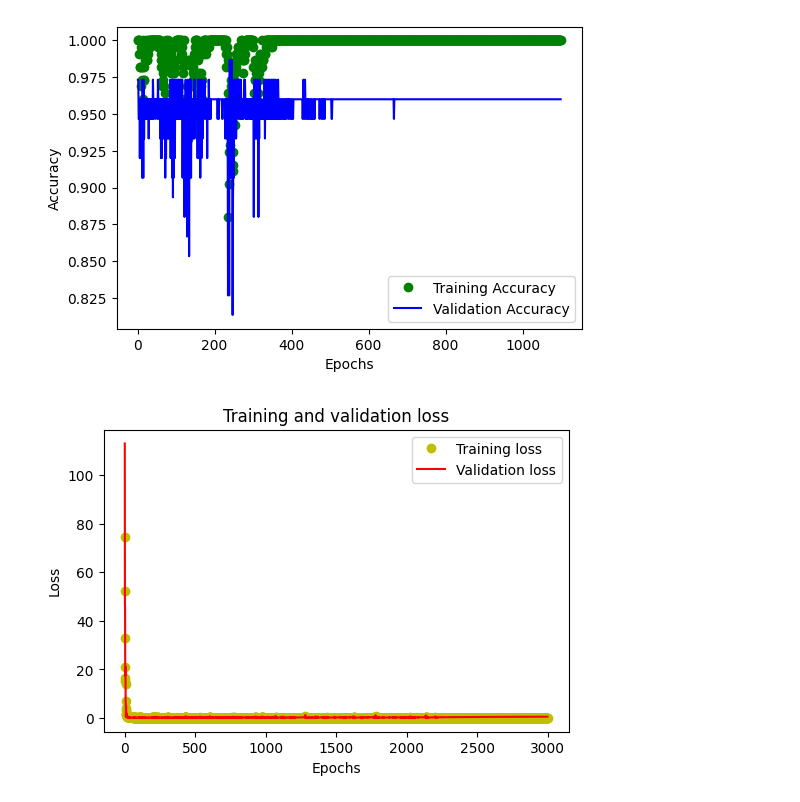
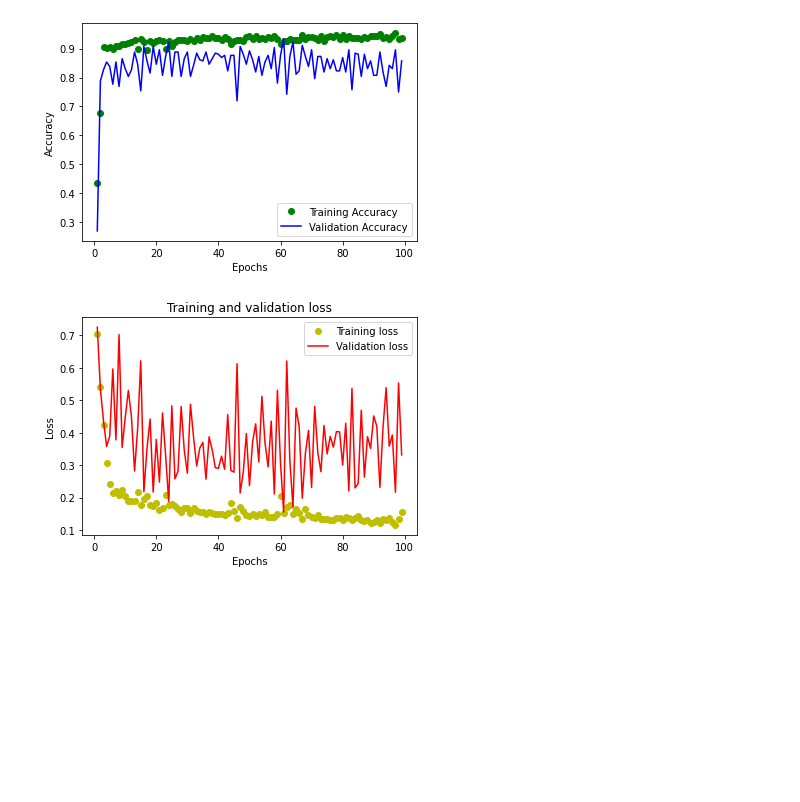
Before and after one commit to qherm/math425-final-project, a Jupyter notebook: nn.ipynb, the cells around one changed output. Cells and saved outputs as stored; diff of their text form; code cells hidden in the pictures; blank space fills up the shorter version.

```diff
--- a/nn.ipynb
+++ b/nn.ipynb
@@ -6,13 +6,10 @@ import numpy.linalg as la
 
 import matplotlib.pyplot as plt
 import matplotlib as mpl
-mpl.rcParams['figure.dpi'] = 100
 import vec
 from vec import Vec
 from vecutil import vec2list
 from sympy import Matrix
-# print(tf.test.gpu_device_name())
-# print(tf.config.list_physical_devices('GPU'))
 # %%
 def build_model():
     model = keras.Sequential([
@@ -87,21 +84,19 @@ def read_training_data(fname, D=None):
         A.append(vec2list(feature_vectors[patient_ID]))
     return Matrix(A), Matrix(b)
 # %%
-data, labels=read_training_data('train.data')
+train_data, train_labels=read_training_data('train.data')
+test_data, test_labels=read_training_data('validate.data')
 
 # replace -1 with 0 in labels for sigmoid preparation
-labels = [label if label == 1 else 0 for label in labels]
+train_labels = [label if label == 1 else 0 for label in train_labels]
+test_labels = [label if label == 1 else 0 for label in test_labels]
 
-data = np.array(data).astype(np.float32)
-labels = np.array(labels).astype(np.float32)
+train_data = np.array(train_data).astype(np.float32)
+train_labels = np.array(train_labels).astype(np.float32)
+
+test_data = np.array(test_data).astype(np.float32)
+test_labels = np.array(test_labels).astype(np.float32)
 
 # standardize data
-normed_data = (data - data.mean())/data.std()
+train_data = (train_data - train_data.mean())/train_data.std()
+test_data = (test_data - test_data.mean())/test_data.std()
-# %%
-train_data = data[:225]
-train_labels = labels[:225]
-
-test_data = data[225:]
-test_labels = labels[225:]
-
-train_data.shape, train_labels.shape
@@ -118,7 +115,7 @@ history = model1.fit(
     train_data,
     train_labels,
     batch_size=128,
-    epochs=3000,
+    epochs=100,
     validation_data=(test_data, test_labels)
 )
 # %% [output]
@@ -170,8 +163,8 @@ model1.evaluate(test_data, test_labels)
 # %%
-plot_train_vs_validation_accuracy(history, 1900, -1)
+plot_train_vs_validation_accuracy(history,0,-1)
 # %% [output]
-[figure, old version]
+[figure, new version]
 # %%
 plot_train_vs_validation_loss(history, 0, -1)
 # %% [output]
-[figure, old version]
+[figure, new version]
```
Also changed, not shown: parts of 8 cells of this notebook, 1 other file.
